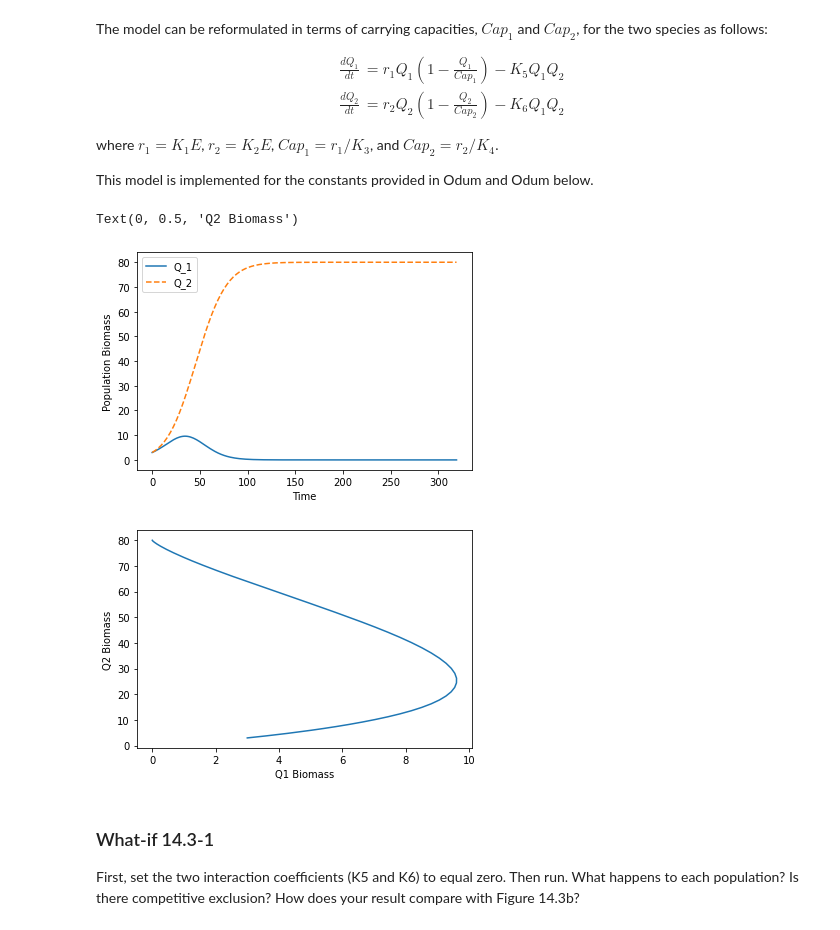
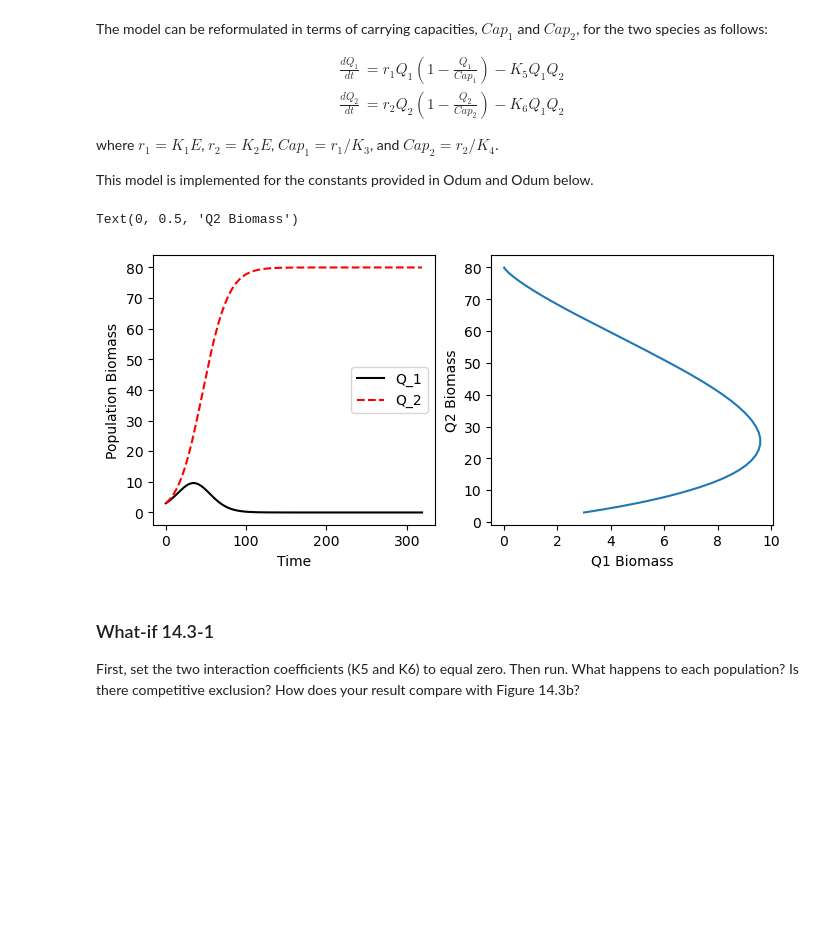
Before and after one commit to jbandstra/Odum_Models, a Jupyter notebook: 14.3 INTERACT.ipynb, the cells around one changed output. Saved outputs shown, nothing was run; the diff lists cells and outputs as text; code cells hidden in the pictures; blank space fills up the shorter version.

Commit message:
Edits to plots and readme

```diff
--- a/14.3 INTERACT.ipynb
+++ b/14.3 INTERACT.ipynb
@@ -31,38 +31,37 @@ This model is implemented for the constants provided in Odum and Odum below.
 # %%
 # import statements
 import math as m
 import numpy as np
 import matplotlib.pyplot as plt
 from scipy.integrate import solve_ivp
 # set global constants
 E = 1
 K1, K2, K3 = 0.07, 0.08, 0.002,
 K4, K5, K6 = 0.001, 0.002, 0.001
 r1, r2 = K1*E, K2*E
 Cap1, Cap2 = r1/K3, r2/K4
 # set up the derivative function
 def INTERACT(t, Q):
     Q1, Q2 = Q
     dQ1 = r1*Q1*(1 - Q1/Cap1) - K5*Q1*Q2
     dQ2 = r2*Q2*(1 - Q2/Cap2) - K6*Q1*Q2
     return [dQ1, dQ2]
 # run the ODE solver
 soln = solve_ivp(INTERACT, (0, 319), [3,3], dense_output=True)
 # graph the populations vs time
 t_arr = np.linspace(0,319,200)
-plt.plot(t_arr, soln.sol(t_arr)[0], '-', label='Q_1')
-plt.plot(t_arr, soln.sol(t_arr)[1], '--', label='Q_2')
-plt.xlabel("Time")
-plt.ylabel("Population Biomass")
-plt.legend()
-plt.figure()
-plt.plot(soln.sol(t_arr)[0], soln.sol(t_arr)[1])
-plt.xlabel("Q1 Biomass")
-plt.ylabel("Q2 Biomass")
+fig, ax = plt.subplots(1,2, figsize=(8,3.5))
+ax[0].plot(t_arr, soln.sol(t_arr)[0], 'k-', label='Q_1')
+ax[0].plot(t_arr, soln.sol(t_arr)[1], 'r--', label='Q_2')
+ax[0].set_xlabel("Time")
+ax[0].set_ylabel("Population Biomass")
+ax[0].legend()
+ax[1].plot(soln.sol(t_arr)[0], soln.sol(t_arr)[1])
+ax[1].set_xlabel("Q1 Biomass")
+ax[1].set_ylabel("Q2 Biomass")
 # %% [output]
 Text(0, 0.5, 'Q2 Biomass')
-[figure, old version]
+[figure, new version]
-[figure, removed]
 # %% [markdown]
 ### What-if 14.3-1
 First, set the two interaction coefficients (K5 and K6) to equal zero. Then run. What happens to each population? Is there competitive exclusion? How does your result compare with Figure 14.3b?
```
Also changed, not shown: parts of 8 cells of this notebook, 1 other file.
